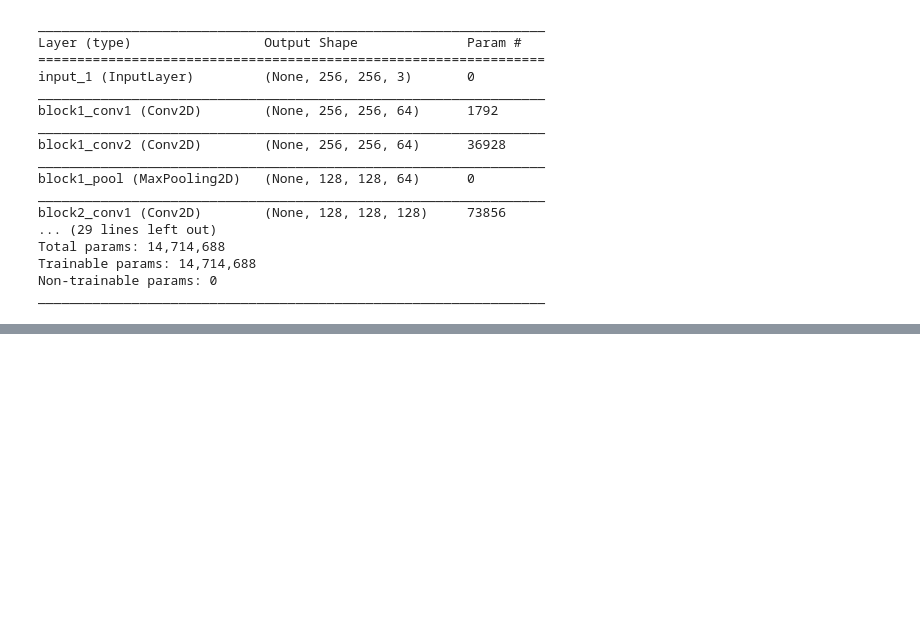
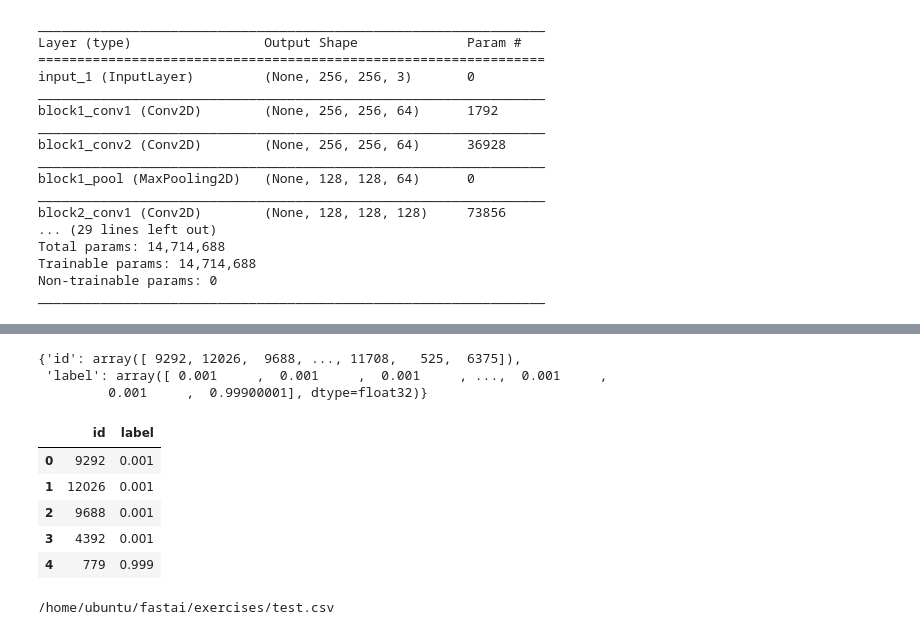
Before and after one commit to shwetank-kumar/fastai, a Jupyter notebook: exercises/dogs_vs_cats-2.ipynb, the cells around one changed output, grey strips where cells are left out. Saved outputs shown, nothing was run; the diff lists cells and outputs as text; code cells hidden in the pictures; blank space fills up the shorter version.

Commit message:
Trained data

```diff
--- a/exercises/dogs_vs_cats-2.ipynb
+++ b/exercises/dogs_vs_cats-2.ipynb
@@ -171 +209,3 @@ Found 12513 images belonging to 1 classes.
+# %%
+probabilities_clipped = np.clip(probabilities,0.001,0.999)
 # %%
@@ -185,0 +232,11 @@ for n in range(0, 10):
+# %%
+n1 = [s.split('/')[1] for s in test_generator.filenames]
+n2 = [int(s.split('.')[0]) for s in n1]
+# %%
+results = {'id': np.array(n2), 'label': probabilities_clipped.transpose()[0]}
+# %%
+results
+# %% [output]
+{'id': array([ 9292, 12026,  9688, ..., 11708,   525,  6375]),
+ 'label': array([ 0.001     ,  0.001     ,  0.001     , ...,  0.001     ,
+         0.001     ,  0.99900001], dtype=float32)}
@@ -185,0 +245,11 @@ for n in range(0, 10):
+# %%
+results = pd.DataFrame.from_dict(results)
+# %%
+results.head()
+# %% [output]
+|  | id | label |
+| 0 | 9292 | 0.001 |
+| 1 | 12026 | 0.001 |
+| 2 | 9688 | 0.001 |
+| 3 | 4392 | 0.001 |
+| 4 | 779 | 0.999 |
@@ -185,0 +258,5 @@ for n in range(0, 10):
+# %%
+from IPython.display import FileLink
+FileLink('test.csv')
+# %% [output]
+/home/ubuntu/fastai/exercises/test.csv
```
Also changed, not shown: parts of 18 cells of this notebook, 1 other file.
